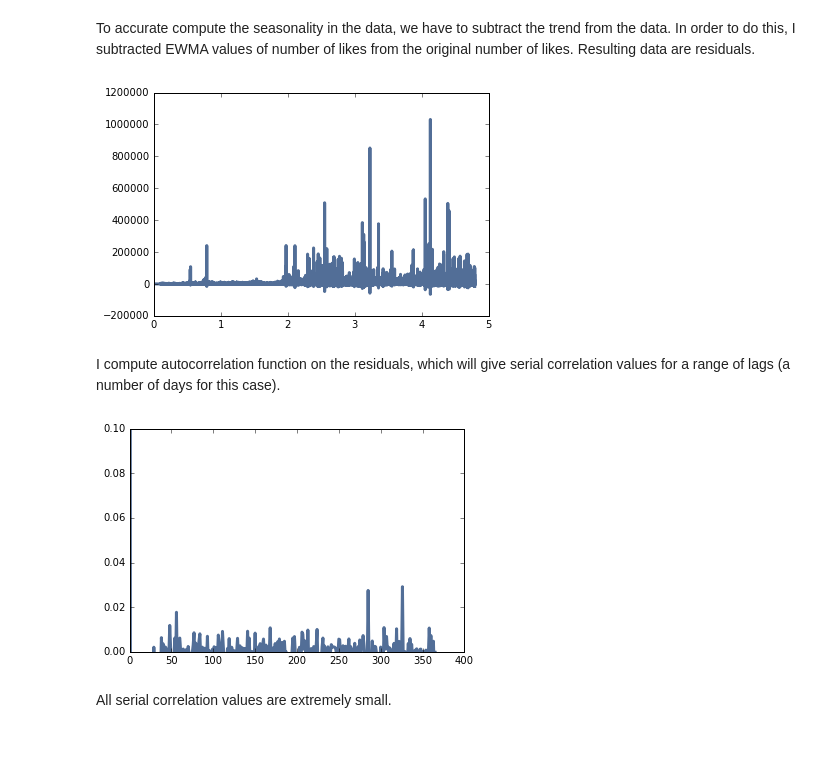
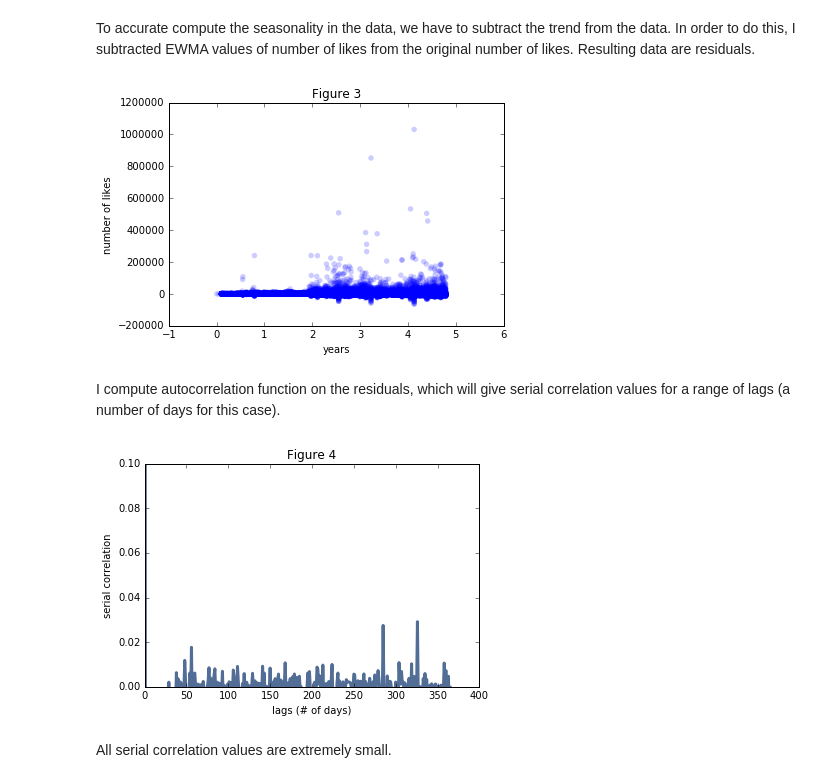
Before and after one commit to SungwooPark/ThinkStats2, a Jupyter notebook: code/report2.ipynb, the cells around one changed output. Cells and saved outputs as stored; diff of their text form; code cells hidden in the pictures; blank space fills up the shorter version.

Commit message:
update report 2

```diff
--- a/code/report2.ipynb
+++ b/code/report2.ipynb
@@ -114,20 +118,23 @@ thinkplot.Plot(huff_df.years,huff_ewma)
 To accurate compute the seasonality in the data, we have to subtract the trend from the data. In order to do this, I subtracted EWMA values of number of likes from the original number of likes. Resulting data are residuals.
 # %%
 #Subtracting away trend
+
 huff_resid = huff_df.likes_count - huff_ewma
-thinkplot.Plot(huff_df.years, huff_resid)
+thinkplot.Config(xlabel='years', ylabel='number of likes', title='Figure 3')
+thinkplot.Scatter(huff_df.years, huff_resid)
+plt.savefig('Report2Fig3.jpg')
 # %% [output]
-[figure, old version]
+[figure, new version]
 # %% [markdown]
 I compute autocorrelation function on the residuals, which will give serial correlation values for a range of lags (a number of days for this case).
 # %%
 #autocorrelation function
 huff_acf = smtsa.acf(huff_resid, nlags=365, unbiased=True)
 # %%
-thinkplot.Config(ylim=[0,0.1])
+thinkplot.Config(ylim=[0,0.1], xlabel='lags (# of days)', ylabel='serial correlation', title='Figure 4')
 thinkplot.Plot(np.arange(366),huff_acf)
 # %% [output]
-[figure, old version]
+[figure, new version]
 # %% [markdown]
 All serial correlation values are extremely small.
 # %%
```
Also changed, not shown: parts of 6 cells of this notebook, 3 other files.
